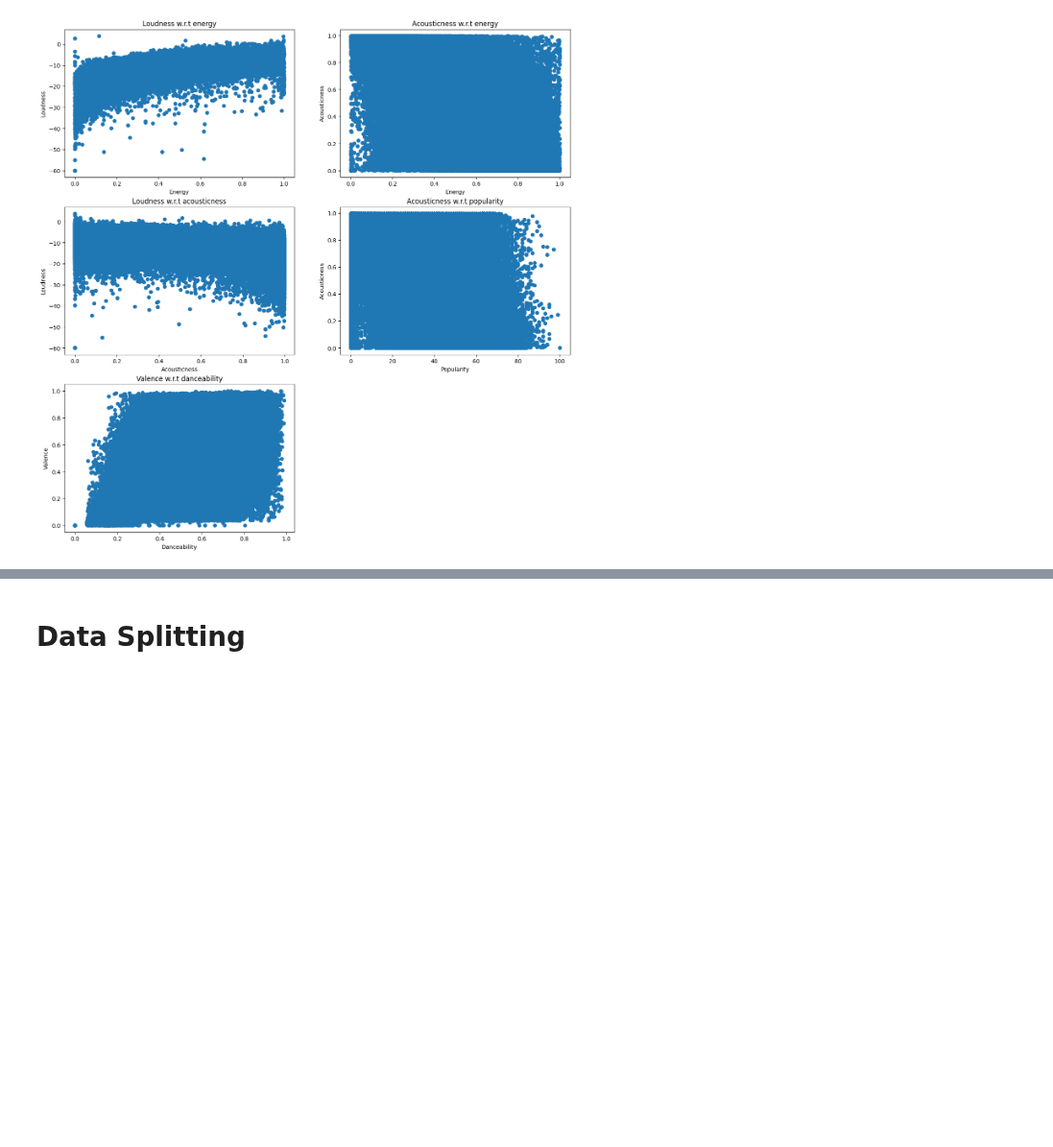
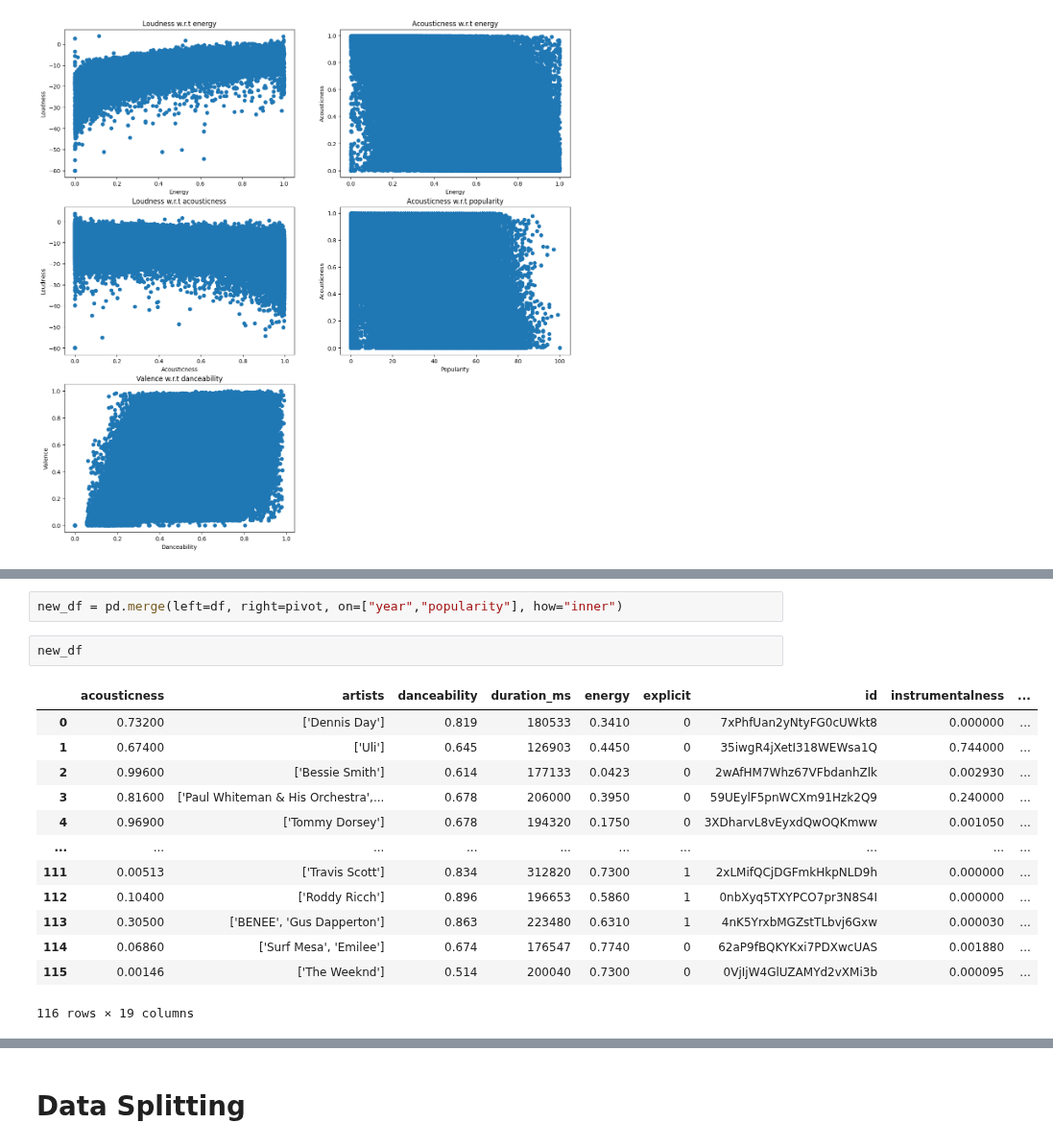
Before and after one commit to Manuela-AYO/DAProject2022, a Jupyter notebook: spotifyAnalysis.ipynb, the cells around one changed output, grey strips where cells are left out. Shown at 96% size. Cells and saved outputs as stored; diff of their text form; blank space fills up the shorter version.

```diff
--- a/spotifyAnalysis.ipynb
+++ b/spotifyAnalysis.ipynb
@@ -151,0 +185,18 @@ plt.show()
+# %%
+new_df = pd.merge(left=df, right=pivot, on=["year","popularity"], how="inner")
+# %%
+new_df
+# %% [output]
+|  | acousticness | artists | danceability | duration_ms | energy | explicit | id | instrumentalness | ... |
+| 0 | 0.73200 | ['Dennis Day'] | 0.819 | 180533 | 0.3410 | 0 | 7xPhfUan2yNtyFG0cUWkt8 | 0.000000 | ... |
+| 1 | 0.67400 | ['Uli'] | 0.645 | 126903 | 0.4450 | 0 | 35iwgR4jXetI318WEWsa1Q | 0.744000 | ... |
+| 2 | 0.99600 | ['Bessie Smith'] | 0.614 | 177133 | 0.0423 | 0 | 2wAfHM7Whz67VFbdanhZlk | 0.002930 | ... |
+| 3 | 0.81600 | ['Paul Whiteman & His Orchestra',... | 0.678 | 206000 | 0.3950 | 0 | 59UEylF5pnWCXm91Hzk2Q9 | 0.240000 | ... |
+| 4 | 0.96900 | ['Tommy Dorsey'] | 0.678 | 194320 | 0.1750 | 0 | 3XDharvL8vEyxdQwOQKmww | 0.001050 | ... |
+| ... | ... | ... | ... | ... | ... | ... | ... | ... | ... |
+| 111 | 0.00513 | ['Travis Scott'] | 0.834 | 312820 | 0.7300 | 1 | 2xLMifQCjDGFmkHkpNLD9h | 0.000000 | ... |
+| 112 | 0.10400 | ['Roddy Ricch'] | 0.896 | 196653 | 0.5860 | 1 | 0nbXyq5TXYPCO7pr3N8S4I | 0.000000 | ... |
+| 113 | 0.30500 | ['BENEE', 'Gus Dapperton'] | 0.863 | 223480 | 0.6310 | 1 | 4nK5YrxbMGZstTLbvj6Gxw | 0.000030 | ... |
+| 114 | 0.06860 | ['Surf Mesa', 'Emilee'] | 0.674 | 176547 | 0.7740 | 0 | 62aP9fBQKYKxi7PDXwcUAS | 0.001880 | ... |
+| 115 | 0.00146 | ['The Weeknd'] | 0.514 | 200040 | 0.7300 | 0 | 0VjIjW4GlUZAMYd2vXMi3b | 0.000095 | ... |
+116 rows × 19 columns
```
Also changed, not shown: parts of 10 cells of this notebook.
